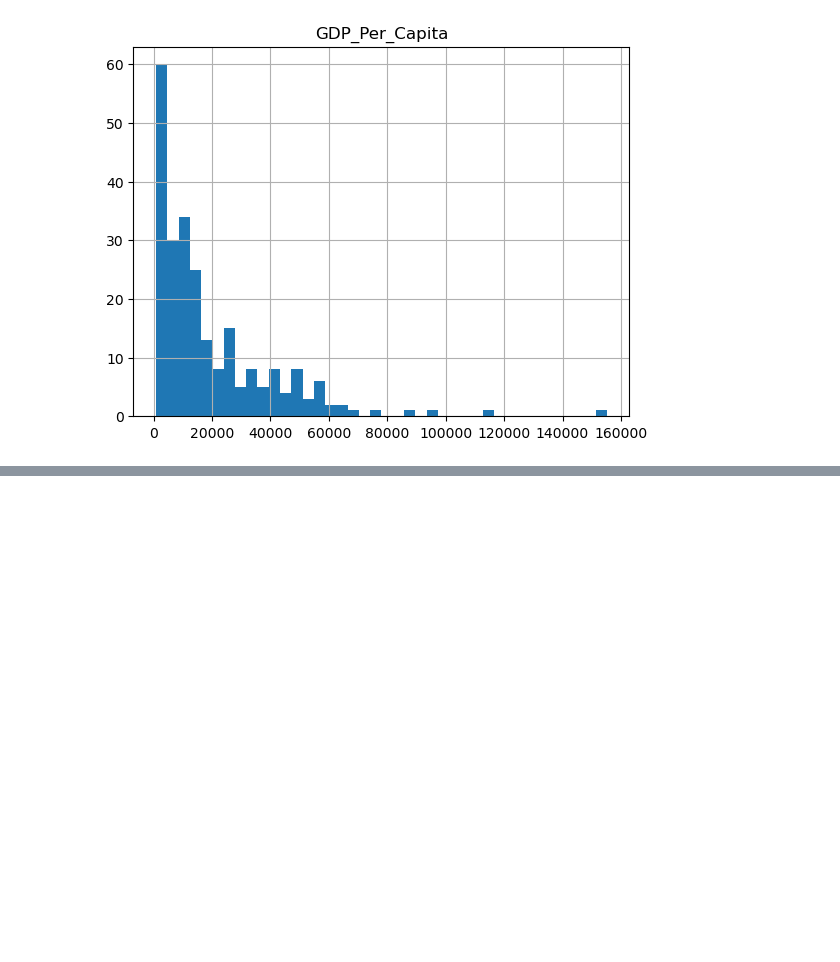
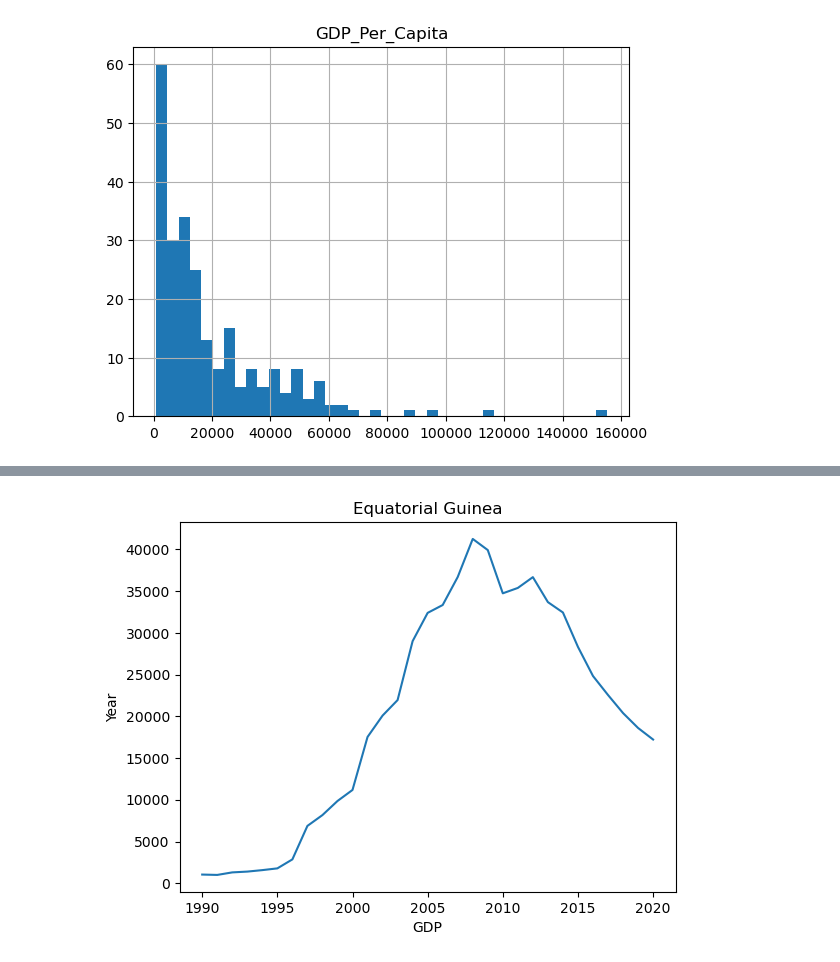
Before and after one commit to nss-data-science-cohort-7/un-exploration-michaeltatarjr, a Jupyter notebook: notebook/UN_Data_Exploration.ipynb, the cells around one changed output, grey strips where cells are left out. Saved outputs shown, nothing was run; the diff lists cells and outputs as text; code cells hidden in the pictures; blank space fills up the shorter version.

```diff
--- a/notebook/UN_Data_Exploration.ipynb
+++ b/notebook/UN_Data_Exploration.ipynb
@@ -275,0 +369,3 @@ ValueError: No axis named GDP_Per_Capita for object type DataFrame
+# %%
+EQ_Guinea_GDP = gdp_df[gdp_df['Country'] == 'Equatorial Guinea']
+EQ_Guinea_GDP
@@ -275,0 +390,8 @@ ValueError: No axis named GDP_Per_Capita for object type DataFrame
+# %%
+plt.plot(EQ_Guinea_GDP['Year'], EQ_Guinea_GDP['GDP_Per_Capita'], label='Equatorial Guinea')
+plt.xlabel('GDP')
+plt.ylabel('Year')
+plt.title('Equatorial Guinea')
+plt.show()
+# %% [output]
+[figure, added]
```
Also changed, not shown: parts of 45 cells of this notebook.
